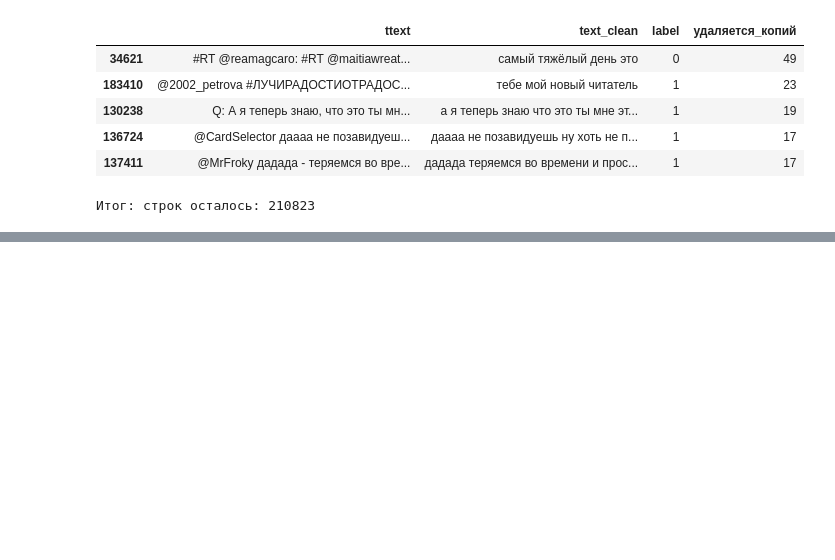
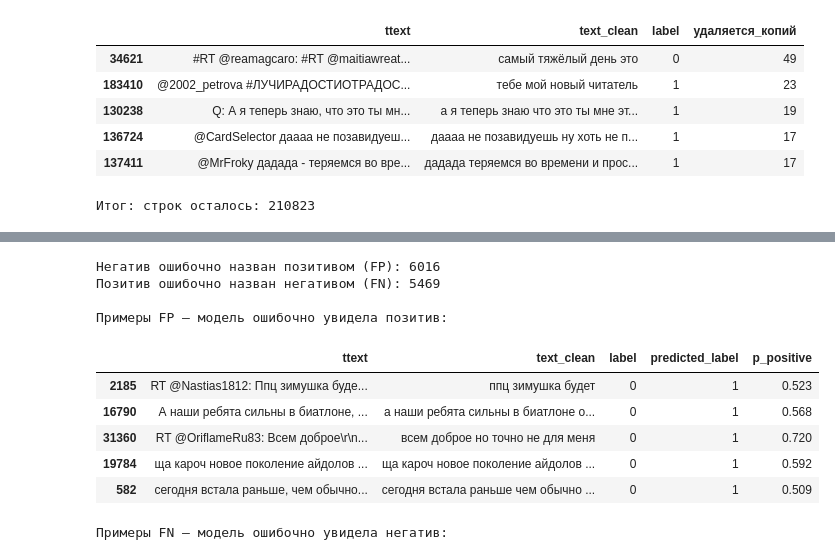
Before and after one commit to avtorpc/fundament_nlp, a Jupyter notebook: Untitled.ipynb, the cells around one changed output, grey strips where cells are left out. Cells and saved outputs as stored; diff of their text form; code cells hidden in the pictures; blank space fills up the shorter version.

```diff
--- a/Untitled.ipynb
+++ b/Untitled.ipynb
@@ -381,0 +709,72 @@ df = remove_text_duplicates(df, "text_clean")
+# %%
+# ШАГ 14 — Просмотр ошибок модели на тестовых сообщениях
+
+# Создаём таблицу для анализа.
+# copy() сохраняет исходную test_df без изменений.
+test_results = test_df[["ttext", "text_clean", "label"]].copy()
+
+# Добавляем ответ модели из шага 13.
+# Порядок y_pred совпадает с порядком строк test_df.
+test_results["predicted_label"] = y_pred
+
+# Узнаём, какому столбцу predict_proba соответствует класс 1.
+# Это надёжнее, чем предполагать номер столбца.
+positive_column = list(mlp.classes_).index(1)
+
+# predict_proba возвращает вероятности классов для каждого сообщения.
+# Берём вероятность позитива (класса 1).
+test_results["p_positive"] = mlp.predict_proba(
+    X_test_tfidf
+)[:, positive_column]
+
+# Группа FP: настоящий негатив (0) ошибочно назван позитивом (1).
+false_positive = test_results.loc[
+    (test_results["label"] == 0)
+    & (test_results["predicted_label"] == 1)
+]
+
+# Группа FN: настоящий позитив (1) ошибочно назван негативом (0).
+false_negative = test_results.loc[
+    (test_results["label"] == 1)
+    & (test_results["predicted_label"] == 0)
+]
+
+print("Негатив ошибочно назван позитивом (FP):", len(false_positive))
+print("Позитив ошибочно назван негативом (FN):", len(false_negative))
+
+# Столбцы, которые хотим видеть в примерах.
+columns_to_show = [
+    "ttext",
+    "text_clean",
+    "label",
+    "predicted_label",
+    "p_positive",
+]
+
+# Временно разрешаем Jupyter показывать длинные тексты целиком.
+with pd.option_context("display.max_colwidth", None):
+    print("\nПримеры FP — модель ошибочно увидела позитив:")
+    display(
+        false_positive[columns_to_show]
+        .sample(n=min(5, len(false_positive)), random_state=42)
+        .round({"p_positive": 3})
+    )
+
+    print("\nПримеры FN — модель ошибочно увидела негатив:")
+    display(
+        false_negative[columns_to_show]
+        .sample(n=min(5, len(false_negative)), random_state=42)
+        .round({"p_positive": 3})
+    )
+# %% [output]
+Негатив ошибочно назван позитивом (FP): 6016
+Позитив ошибочно назван негативом (FN): 5469
+
+Примеры FP — модель ошибочно увидела позитив:
+|  | ttext | text_clean | label | predicted_label | p_positive |
+| 2185 | RT @Nastias1812: Ппц зимушка буде... | ппц зимушка будет | 0 | 1 | 0.523 |
+| 16790 | А наши ребята сильны в биатлоне, ... | а наши ребята сильны в биатлоне о... | 0 | 1 | 0.568 |
+| 31360 | RT @OriflameRu83: Всем доброе\r\n... | всем доброе но точно не для меня | 0 | 1 | 0.720 |
+| 19784 | ща кароч новое поколение айдолов ... | ща кароч новое поколение айдолов ... | 0 | 1 | 0.592 |
+| 582 | сегодня встала раньше, чем обычно... | сегодня встала раньше чем обычно ... | 0 | 1 | 0.509 |
+Примеры FN — модель ошибочно увидела негатив:
```
Also changed, not shown: parts of 6 cells of this notebook.
